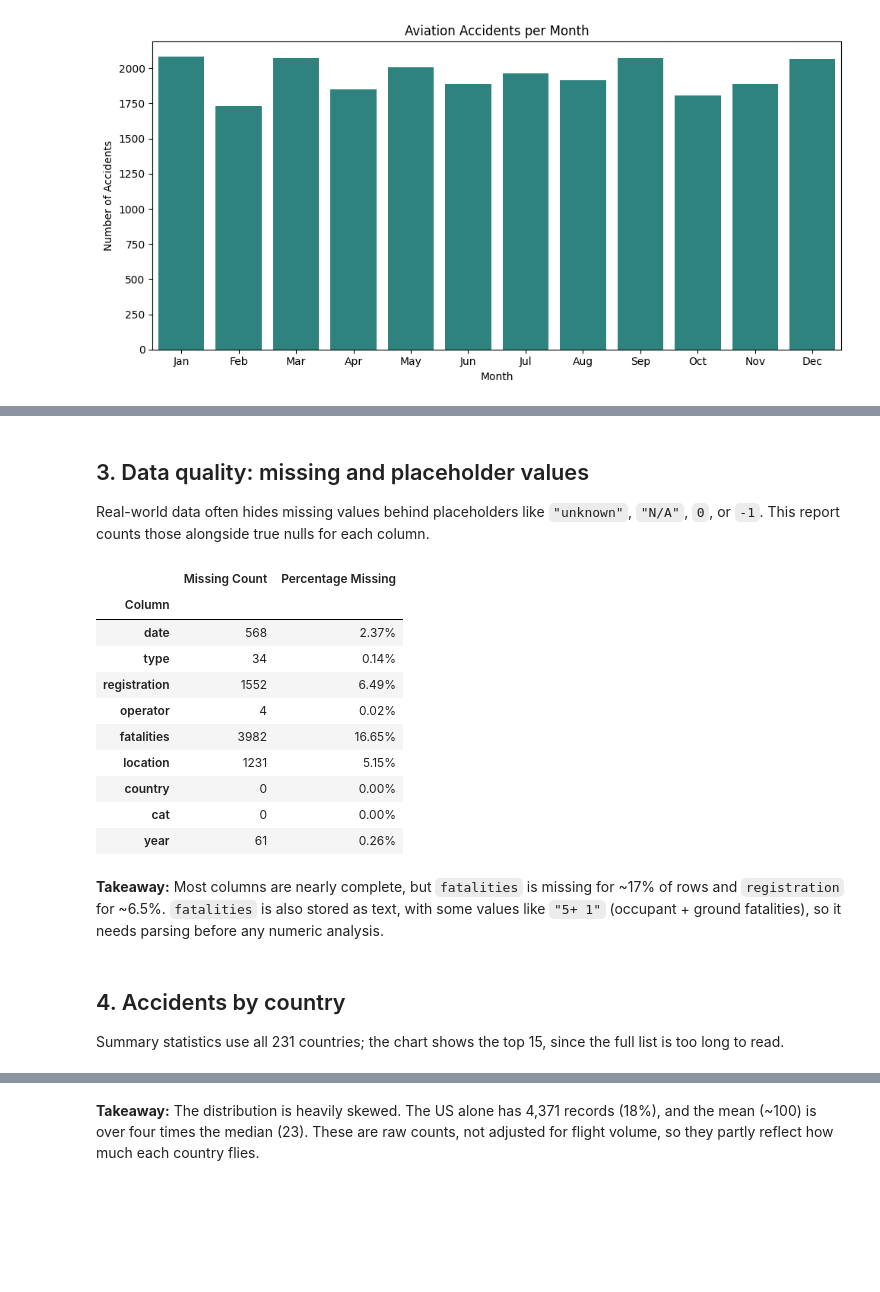
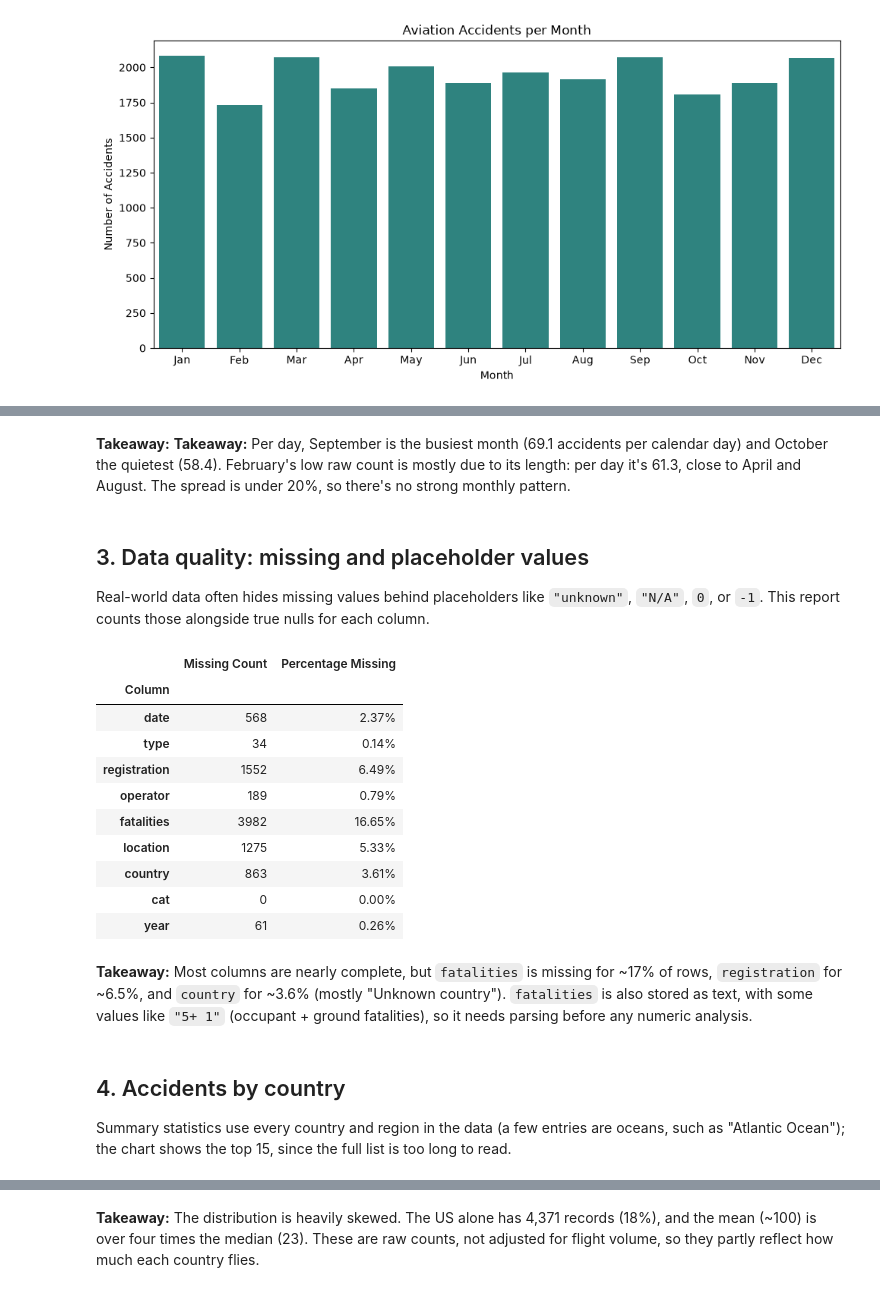
Before and after one commit to theamanali/civil-aviation-accident-analysis, a Jupyter notebook: analysis.ipynb, the cells around one changed output, grey strips where cells are left out. Drawn from its saved outputs; the diff is of its cells as text; code cells hidden in the pictures; blank space fills up the shorter version.

```diff
--- a/analysis.ipynb
+++ b/analysis.ipynb
@@ -39,3 +40,6 @@ aviation_data = load_aviation_data()
 
 # Dates come in mixed formats; parse each individually and mark unparseable ones as NaT
 aviation_data["date"] = pd.to_datetime(aviation_data["date"], format="mixed", errors="coerce")
+
+# "?" and "Unknown country" are placeholders, not countries
+aviation_data["country"] = aviation_data["country"].str.strip().replace(["?", "Unknown country"], pd.NA)
@@ -77,58 +101,61 @@ Range of months: 1 - 12
+# %% [markdown]
+**Takeaway:** **Takeaway:** Per day, September is the busiest month (69.1 accidents per calendar day) and October the quietest (58.4). February's low raw count is mostly due to its length: per day it's 61.3, close to April and August. The spread is under 20%, so there's no strong monthly pattern.
 # %% [markdown]
 ## 3. Data quality: missing and placeholder values
 
 Real-world data often hides missing values behind placeholders like `"unknown"`, `"N/A"`, `0`, or `-1`. This report counts those alongside true nulls for each column.
 # %%
-missing_values_indicators = ["unknown", "N/A", 0, -1, np.nan, "", " "]
+# Placeholders that stand in for missing values. Text is compared case-insensitively
+# after stripping whitespace, so "Unknown", "unknown " and "UNKNOWN" all match.
+text_placeholders = {"unknown", "n/a", "?", ""}
+numeric_placeholders = {0, -1}
 
 # Count columns where 0 is a real value (an accident with no deaths), not a placeholder
 zero_is_valid = {"fatalities"}
 
 missingness_report = {}
 
 for col in aviation_data.columns:
     values = aviation_data[col]
     nan_count = values.isna().sum()
 
     # Treat any non-numeric, non-date column as text. is_string_dtype() returns False
     # for object columns that contain NaN on pandas 2, which would skip text placeholders.
     is_numeric = pd.api.types.is_numeric_dtype(values)
     is_text = not is_numeric and not pd.api.types.is_datetime64_any_dtype(values)
 
     placeholder_count = 0
-    for indicator in missing_values_indicators:
-        if indicator == 0 and col in zero_is_valid:
-            continue
-        if is_numeric and isinstance(indicator, (int, float)):
-            placeholder_count += (values == indicator).sum()
-        elif is_text and isinstance(indicator, str):
-            placeholder_count += (values == indicator).sum()
+    if is_numeric:
+        placeholders = numeric_placeholders - {0} if col in zero_is_valid else numeric_placeholders
+        placeholder_count = values.isin(placeholders).sum()
+    elif is_text:
+        placeholder_count = values.str.strip().str.lower().isin(text_placeholders).sum()
 
     total_missing_in_col = nan_count + placeholder_count
     percentage_missing = (total_missing_in_col / len(aviation_data)) * 100
     missingness_report[col] = {
         "Missing Count": total_missing_in_col,
         "Percentage Missing": f"{percentage_missing:.2f}%",
     }
 
 missingness_df = pd.DataFrame.from_dict(missingness_report, orient="index")
 missingness_df.index.name = "Column"
 display(missingness_df)
 # %% [output]
 |  | Missing Count | Percentage Missing |
 | Column |  |  |
 | date | 568 | 2.37% |
 | type | 34 | 0.14% |
 | registration | 1552 | 6.49% |
-| operator | 4 | 0.02% |
+| operator | 189 | 0.79% |
 | fatalities | 3982 | 16.65% |
-| location | 1231 | 5.15% |
-| country | 0 | 0.00% |
+| location | 1275 | 5.33% |
+| country | 863 | 3.61% |
 | cat | 0 | 0.00% |
 | year | 61 | 0.26% |
 # %% [markdown]
-**Takeaway:** Most columns are nearly complete, but `fatalities` is missing for ~17% of rows and `registration` for ~6.5%. `fatalities` is also stored as text, with some values like `"5+ 1"` (occupant + ground fatalities), so it needs parsing before any numeric analysis.
+**Takeaway:** Most columns are nearly complete, but `fatalities` is missing for ~17% of rows, `registration` for ~6.5%, and `country` for ~3.6% (mostly "Unknown country"). `fatalities` is also stored as text, with some values like `"5+ 1"` (occupant + ground fatalities), so it needs parsing before any numeric analysis.
 # %% [markdown]
 ## 4. Accidents by country
 
-Summary statistics use all 231 countries; the chart shows the top 15, since the full list is too long to read.
+Summary statistics use every country and region in the data (a few entries are oceans, such as "Atlantic Ocean"); the chart shows the top 15, since the full list is too long to read.
```
Also changed, not shown: parts of 16 cells of this notebook, 7 other files.
